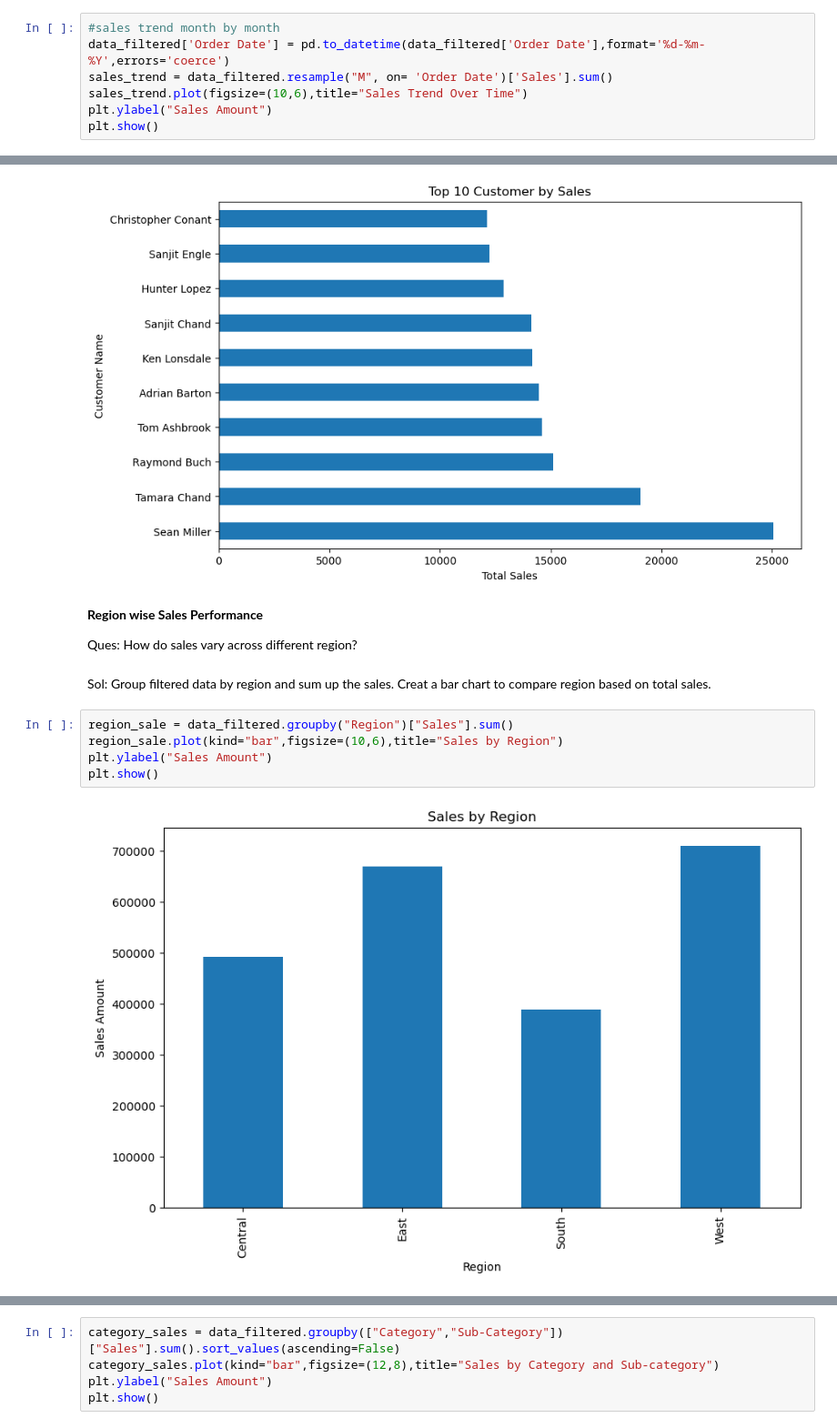
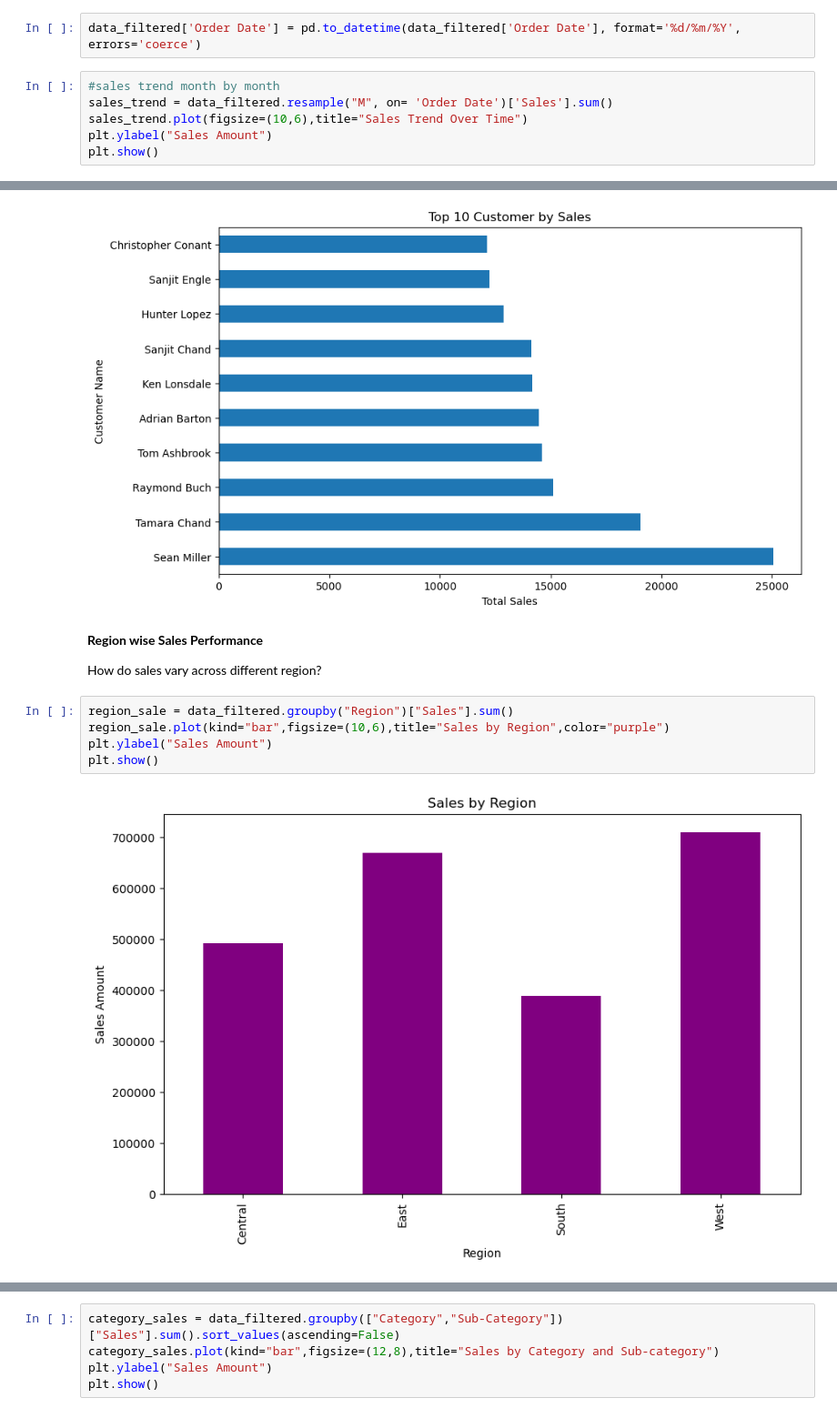
Before and after one commit to sumanshaw9/sales-insights, a Jupyter notebook: Customer-Sales-Analysis.ipynb, the cells around one changed output, grey strips where cells are left out. Shown at 91% size. Cells and saved outputs as stored; diff of their text form.

Commit message:
Customer, Product, Sales Analysis

```diff
--- a/Customer-Sales-Analysis.ipynb
+++ b/Customer-Sales-Analysis.ipynb
@@ -192,9 +166,10 @@ Sol: First we have to convert order date to determine format.
 import numpy as np
 import matplotlib.pyplot as plt
 import seaborn as sns
+# %%
+data_filtered['Order Date'] = pd.to_datetime(data_filtered['Order Date'], format='%d/%m/%Y', errors='coerce')
 # %%
 #sales trend month by month
-data_filtered['Order Date'] = pd.to_datetime(data_filtered['Order Date'],format='%d-%m-%Y',errors='coerce')
 sales_trend = data_filtered.resample("M", on= 'Order Date')['Sales'].sum()
 sales_trend.plot(figsize=(10,6),title="Sales Trend Over Time")
 plt.ylabel("Sales Amount")
@@ -220,18 +191,14 @@ plt.show()
 # %% [markdown]
 **Region wise Sales Performance**
 
-Ques: How do sales vary across different region?
+How do sales vary across different region?
-# %% [markdown]
-Sol:
-Group filtered data by region and sum up the sales.
-Creat a bar chart to compare region based on total sales.
 # %%
 region_sale = data_filtered.groupby("Region")["Sales"].sum()
-region_sale.plot(kind="bar",figsize=(10,6),title="Sales by Region")
+region_sale.plot(kind="bar",figsize=(10,6),title="Sales by Region",color="purple")
 plt.ylabel("Sales Amount")
 plt.show()
 # %% [output]
-[figure, old version]
+[figure, new version]
 # %% [markdown]
 **Category and Sub-Category Performance**
 
```
Also changed, not shown: parts of 30 cells of this notebook.
